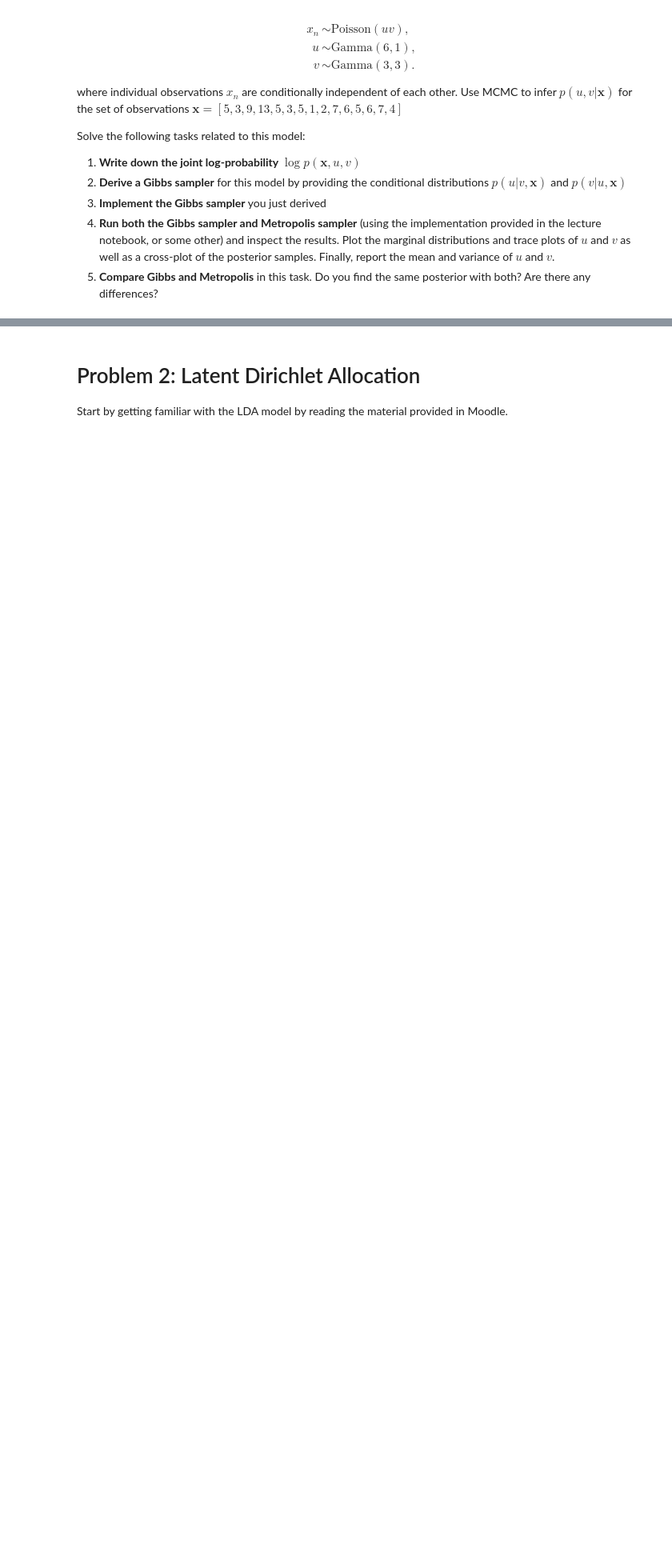
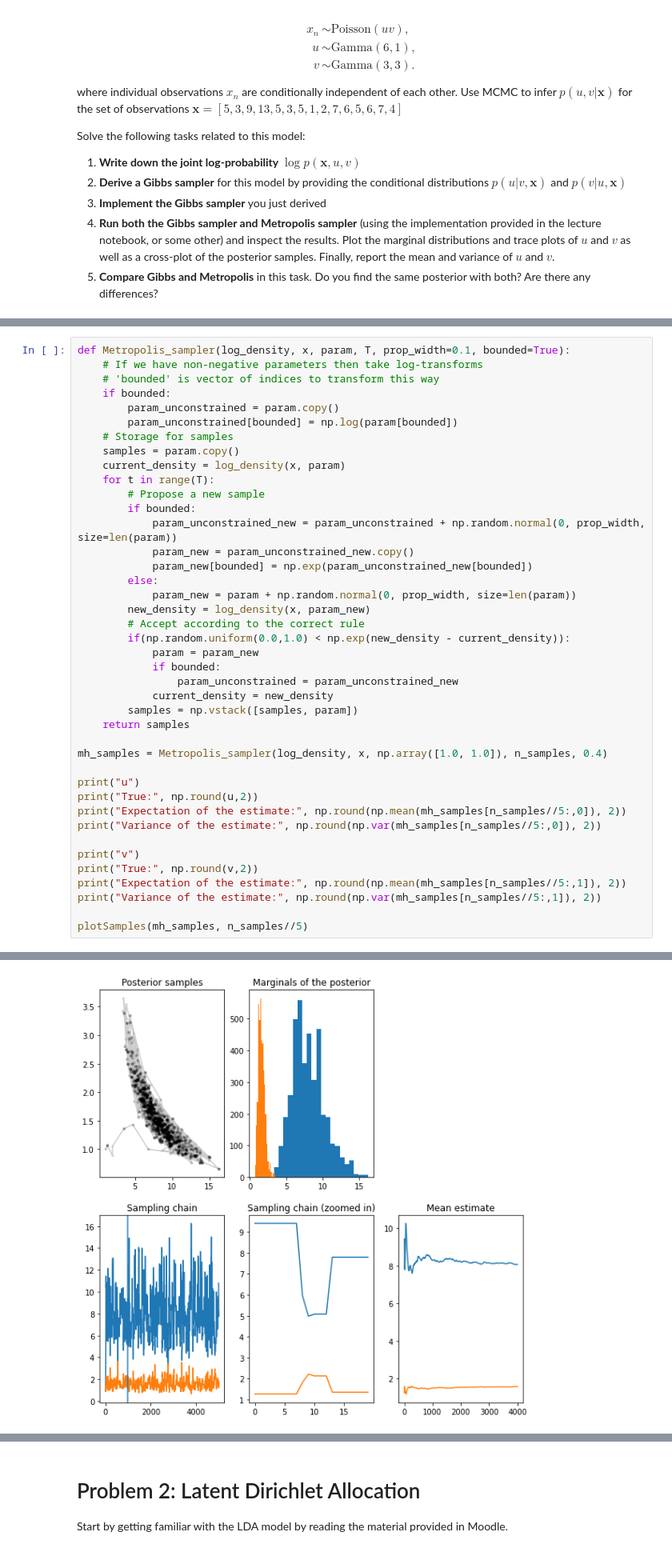
Before and after one commit to vyeoms/assignments, a Jupyter notebook: bml/set2/set2.ipynb, the cells around one changed output, grey strips where cells are left out. Shown at 80% size. Cells and saved outputs as stored; diff of their text form; blank space fills up the shorter version.

```diff
--- a/bml/set2/set2.ipynb
+++ b/bml/set2/set2.ipynb
@@ -93,0 +175,42 @@ SyntaxError: invalid syntax (<ipython-input-7-c3ab3943ca0b>, line 3)
+# %%
+def Metropolis_sampler(log_density, x, param, T, prop_width=0.1, bounded=True):
+    # If we have non-negative parameters then take log-transforms
+    # 'bounded' is vector of indices to transform this way
+    if bounded:
+        param_unconstrained = param.copy()
+        param_unconstrained[bounded] = np.log(param[bounded])
+    # Storage for samples
+    samples = param.copy()
+    current_density = log_density(x, param)
+    for t in range(T):
+        # Propose a new sample
+        if bounded:
+            param_unconstrained_new = param_unconstrained + np.random.normal(0, prop_width, size=len(param))
+            param_new = param_unconstrained_new.copy()
+            param_new[bounded] = np.exp(param_unconstrained_new[bounded])
+        else:
+            param_new = param + np.random.normal(0, prop_width, size=len(param))
+        new_density = log_density(x, param_new)
+        # Accept according to the correct rule
+        if(np.random.uniform(0.0,1.0) < np.exp(new_density - current_density)):
+            param = param_new
+            if bounded:
+                param_unconstrained = param_unconstrained_new
+            current_density = new_density
+        samples = np.vstack([samples, param])
+    return samples
+
+mh_samples = Metropolis_sampler(log_density, x, np.array([1.0, 1.0]), n_samples, 0.4)
+
+print("u")
+print("True:", np.round(u,2))
+print("Expectation of the estimate:", np.round(np.mean(mh_samples[n_samples//5:,0]), 2))
+print("Variance of the estimate:", np.round(np.var(mh_samples[n_samples//5:,0]), 2))
+
+print("v")
+print("True:", np.round(v,2))
+print("Expectation of the estimate:", np.round(np.mean(mh_samples[n_samples//5:,1]), 2))
+print("Variance of the estimate:", np.round(np.var(mh_samples[n_samples//5:,1]), 2))
+
+plotSamples(mh_samples, n_samples//5)
+# %% [output]
@@ -93,0 +225 @@ SyntaxError: invalid syntax (<ipython-input-7-c3ab3943ca0b>, line 3)
+[figure, added]
```
Also changed, not shown: parts of 13 cells of this notebook, 1 other file.
